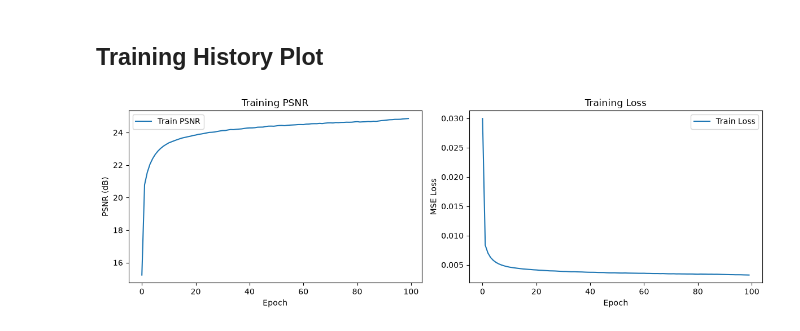
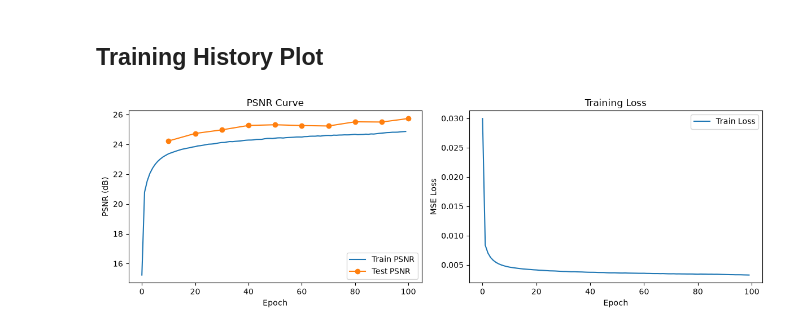
Before and after one commit to tritinvo18/3d_movie, a Jupyter notebook: TinyNeRF.ipynb, the cells around one changed output. Saved outputs shown, nothing was run; the diff lists cells and outputs as text; code cells hidden in the pictures.

```diff
--- a/TinyNeRF.ipynb
+++ b/TinyNeRF.ipynb
@@ -400,13 +387,16 @@ Metrics saved to results/baseline_metrics.json
 # %%
 fig, (ax1, ax2) = plt.subplots(1, 2, figsize=(12, 4))
 if 'train_psnrs' in locals() and len(train_psnrs) > 0:
     ax1.plot(train_psnrs, label='Train PSNR')
-    ax1.set_xlabel('Epoch'); ax1.set_ylabel('PSNR (dB)'); ax1.legend(); ax1.set_title('Training PSNR')
+    if 'test_psnrs' in locals() and len(test_psnrs) > 0:
+        test_epochs = np.linspace(10, CONFIG['num_epochs'], len(test_psnrs), dtype=int)
+        ax1.plot(test_epochs, test_psnrs, label='Test PSNR', marker='o')
+    ax1.set_xlabel('Epoch'); ax1.set_ylabel('PSNR (dB)'); ax1.legend(); ax1.set_title('PSNR Curve')
 if 'train_losses' in locals() and len(train_losses) > 0:
     ax2.plot(train_losses, label='Train Loss')
     ax2.set_xlabel('Epoch'); ax2.set_ylabel('MSE Loss'); ax2.legend(); ax2.set_title('Training Loss')
 plt.tight_layout()
 plt.savefig('results/figures/baseline_training_history.png', dpi=150, bbox_inches='tight')
 plt.show()
 # %% [output]
-[figure, old version]
+[figure, new version]
```
Also changed, not shown: parts of 1 cell of this notebook, 8 other files.
